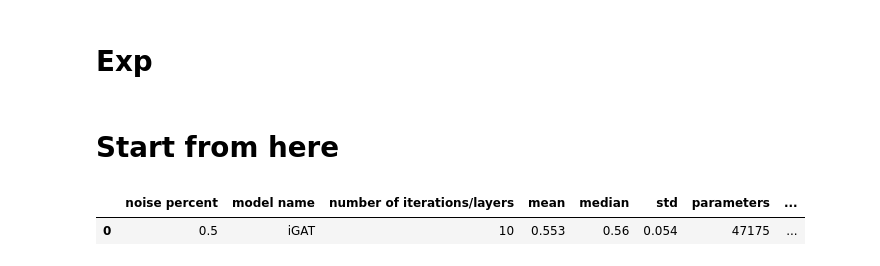
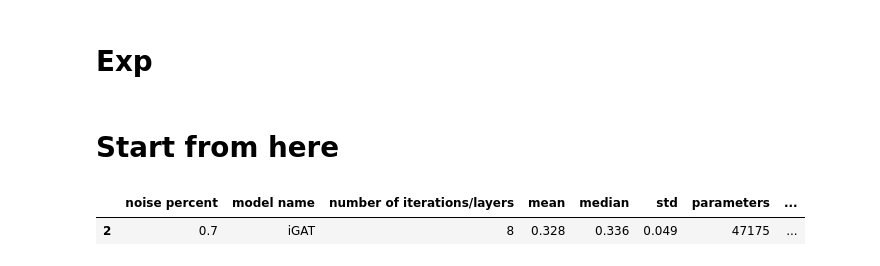
Before and after one commit to SizhuangHe/IterativeMethods, a Jupyter notebook: GCNexperiments/notebooks/wandb_analysis.ipynb, the cells around one changed output. Drawn from its saved outputs; the diff is of its cells as text; code cells hidden in the pictures.

```diff
--- a/GCNexperiments/notebooks/wandb_analysis.ipynb
+++ b/GCNexperiments/notebooks/wandb_analysis.ipynb
@@ -555,10 +575,10 @@ for noise_level in np.sort(pd.unique(df["noise_percent"])):
 stats_df = pd.DataFrame(dict_list)
 # %%
 pd.set_option('display.max_rows', None)
-noise_level = 0.5
+noise_level = 0.7
 stats_df[stats_df["noise percent"] == noise_level].round(3)
 # %% [output]
 |  | noise percent | model name | number of iterations/layers | mean | median | std | parameters | ... |
-| 0 | 0.5 | iGAT | 10 | 0.553 | 0.56 | 0.054 | 47175 | ... |
+| 2 | 0.7 | iGAT | 8 | 0.328 | 0.336 | 0.049 | 47175 | ... |
 # %%
 get_boxplot("an0m2893", 0.5)
```
Also changed, not shown: parts of 3 cells of this notebook, 41 other files.
